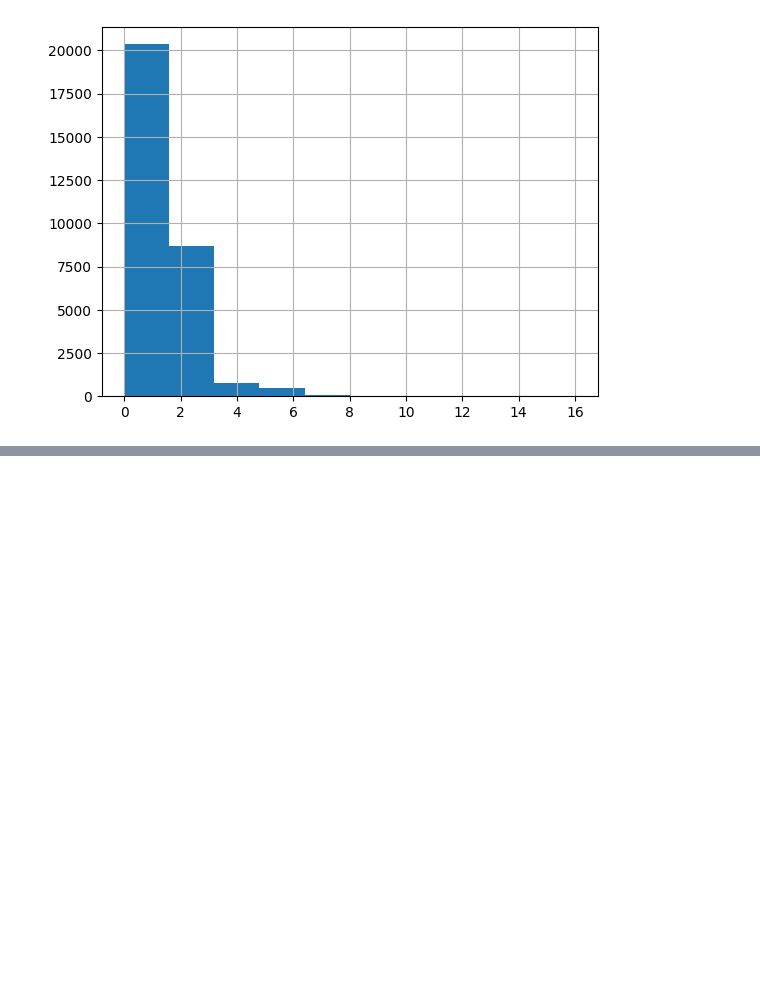
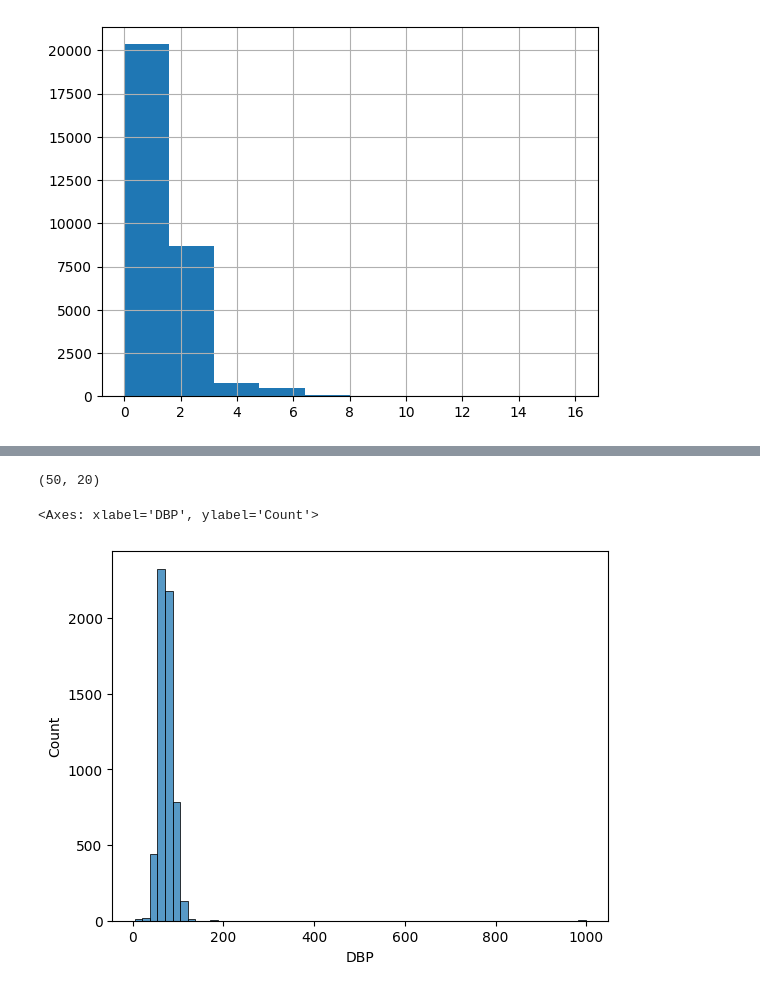
Before and after one commit to AngelikaBaloy/scratchpad, a Jupyter notebook: ds3001_1_20.ipynb, the cells around one changed output, grey strips where cells are left out. Cells and saved outputs as stored; diff of their text form; code cells hidden in the pictures; blank space fills up the shorter version.

```diff
--- a/ds3001_1_20.ipynb
+++ b/ds3001_1_20.ipynb
@@ -99,0 +128,3 @@ df['Beds'].hist()
+# %%
+df = pd.read_csv('/content/data/CardiacPatientData.csv', encoding='latin1')
+df.head()
@@ -99,0 +165,5 @@ df['Beds'].hist()
+# %%
+DBP_95 = df.loc[df['DBP'] == 95]
+DBP_95.shape
+# %% [output]
+(50, 20)
@@ -99,0 +173,7 @@ df['Beds'].hist()
+# %%
+import seaborn as sns
+
+sns.histplot(df['DBP'], bins=60)
+# %% [output]
+<Axes: xlabel='DBP', ylabel='Count'>
+[figure, added]
```
Also changed, not shown: parts of 16 cells of this notebook.
